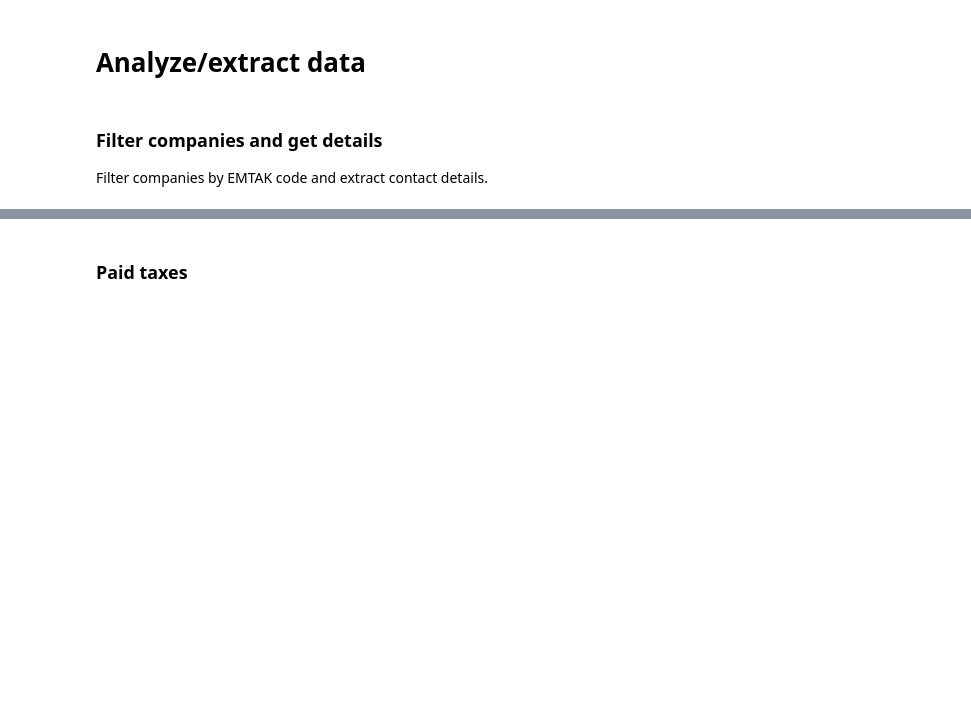
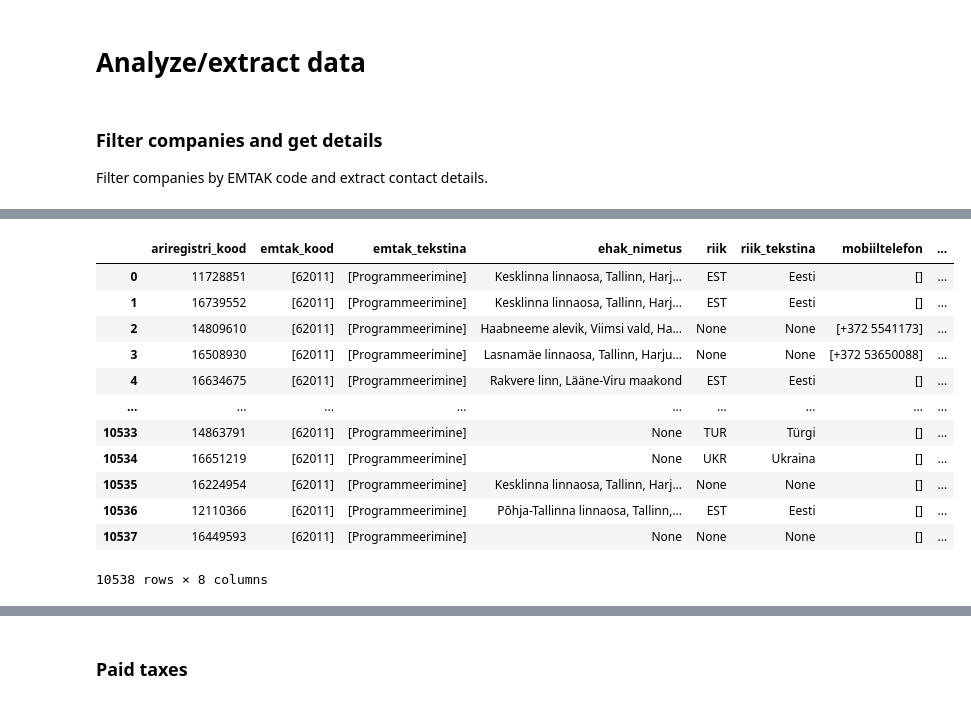
Before and after one commit to olympus999/e-ariregistri_avaandmed, a Jupyter notebook: Spark.ipynb, the cells around one changed output, grey strips where cells are left out. Saved outputs shown, nothing was run; the diff lists cells and outputs as text; code cells hidden in the pictures; blank space fills up the shorter version.

```diff
--- a/Spark.ipynb
+++ b/Spark.ipynb
@@ -606,0 +638,18 @@ filtered_companies.show(20, truncate=False)
+# %%
+df_filtered_companies = filtered_companies.toPandas()
+# %%
+df_filtered_companies
+# %% [output]
+|  | ariregistri_kood | emtak_kood | emtak_tekstina | ehak_nimetus | riik | riik_tekstina | mobiiltelefon | ... |
+| 0 | 11728851 | [62011] | [Programmeerimine] | Kesklinna linnaosa, Tallinn, Harj... | EST | Eesti | [] | ... |
+| 1 | 16739552 | [62011] | [Programmeerimine] | Kesklinna linnaosa, Tallinn, Harj... | EST | Eesti | [] | ... |
+| 2 | 14809610 | [62011] | [Programmeerimine] | Haabneeme alevik, Viimsi vald, Ha... | None | None | [+372 5541173] | ... |
+| 3 | 16508930 | [62011] | [Programmeerimine] | Lasnamäe linnaosa, Tallinn, Harju... | None | None | [+372 53650088] | ... |
+| 4 | 16634675 | [62011] | [Programmeerimine] | Rakvere linn, Lääne-Viru maakond | EST | Eesti | [] | ... |
+| ... | ... | ... | ... | ... | ... | ... | ... | ... |
+| 10533 | 14863791 | [62011] | [Programmeerimine] | None | TUR | Türgi | [] | ... |
+| 10534 | 16651219 | [62011] | [Programmeerimine] | None | UKR | Ukraina | [] | ... |
+| 10535 | 16224954 | [62011] | [Programmeerimine] | Kesklinna linnaosa, Tallinn, Harj... | None | None | [] | ... |
+| 10536 | 12110366 | [62011] | [Programmeerimine] | Põhja-Tallinna linnaosa, Tallinn,... | EST | Eesti | [] | ... |
+| 10537 | 16449593 | [62011] | [Programmeerimine] | None | None | None | [] | ... |
+10538 rows × 8 columns
```
Also changed, not shown: parts of 28 cells of this notebook.
